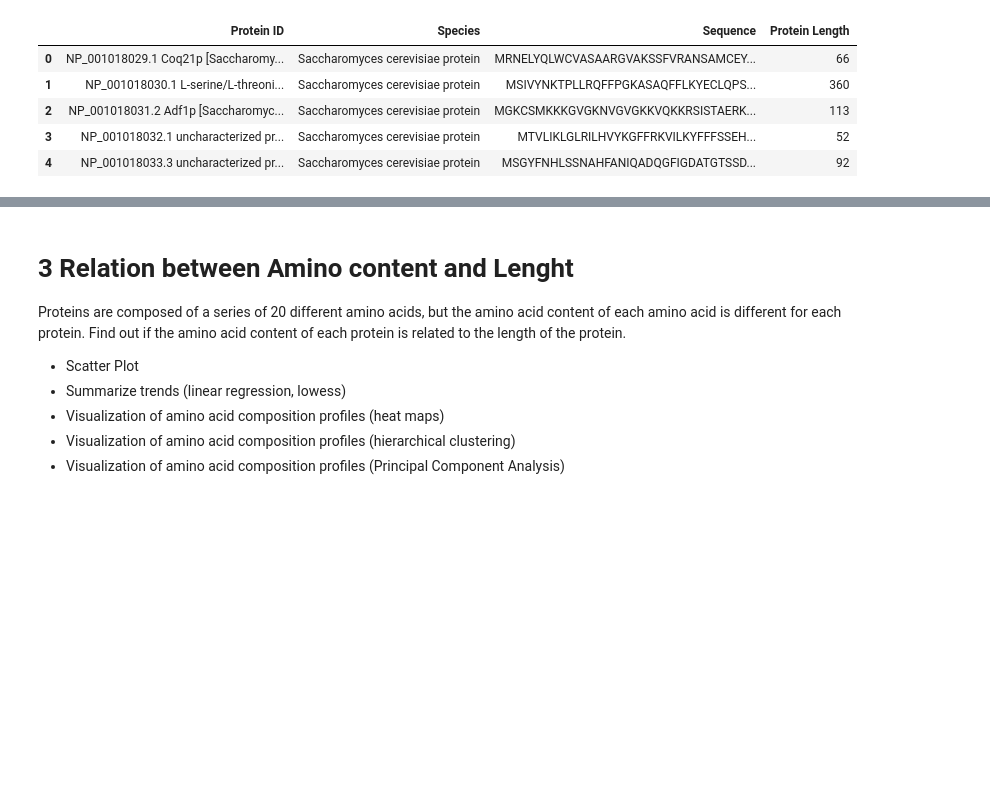
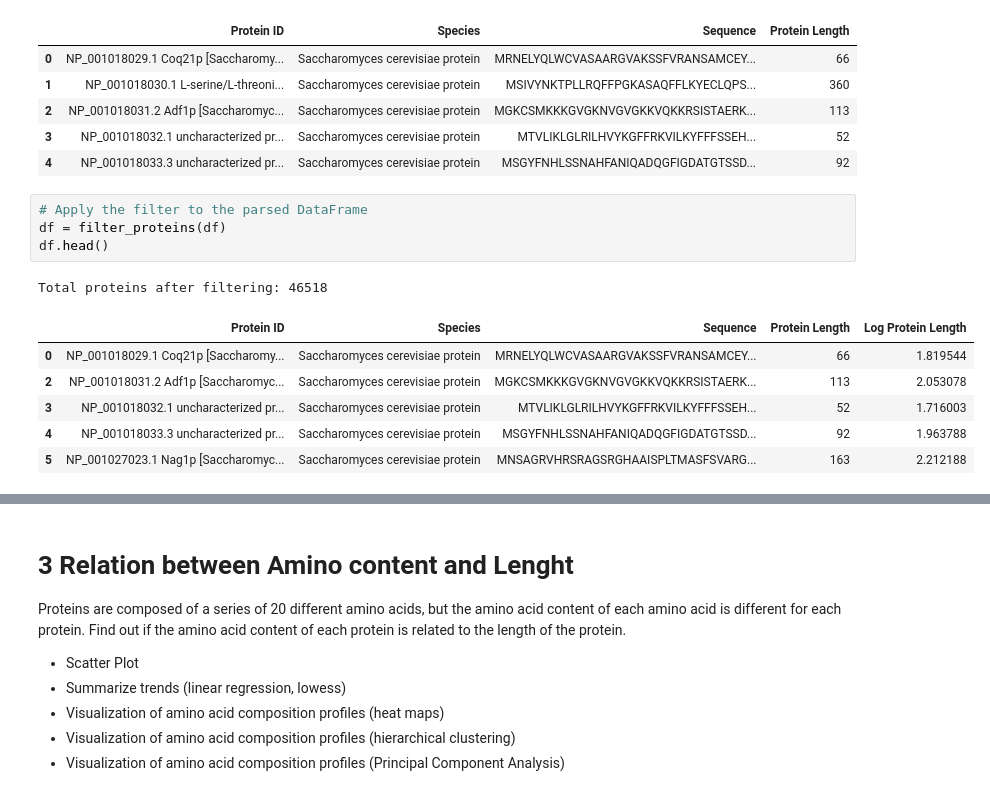
Before and after one commit to jarondlk/info-bio-exercise, a Jupyter notebook: task_1.ipynb, the cells around one changed output, grey strips where cells are left out. Drawn from its saved outputs; the diff is of its cells as text; blank space fills up the shorter version.

```diff
--- a/task_1.ipynb
+++ b/task_1.ipynb
@@ -86,6 +112,18 @@ Total sequences parsed: 365746
 | 2 | NP_001018031.2 Adf1p [Saccharomyc... | Saccharomyces cerevisiae protein | MGKCSMKKKGVGKNVGVGKKVQKKRSISTAERK... | 113 |
 | 3 | NP_001018032.1 uncharacterized pr... | Saccharomyces cerevisiae protein | MTVLIKLGLRILHVYKGFFRKVILKYFFFSSEH... | 52 |
 | 4 | NP_001018033.3 uncharacterized pr... | Saccharomyces cerevisiae protein | MSGYFNHLSSNAHFANIQADQGFIGDATGTSSD... | 92 |
+# %%
+# Apply the filter to the parsed DataFrame
+df = filter_proteins(df)
+df.head()
+# %% [output]
+Total proteins after filtering: 46518
+|  | Protein ID | Species | Sequence | Protein Length | Log Protein Length |
+| 0 | NP_001018029.1 Coq21p [Saccharomy... | Saccharomyces cerevisiae protein | MRNELYQLWCVASAARGVAKSSFVRANSAMCEY... | 66 | 1.819544 |
+| 2 | NP_001018031.2 Adf1p [Saccharomyc... | Saccharomyces cerevisiae protein | MGKCSMKKKGVGKNVGVGKKVQKKRSISTAERK... | 113 | 2.053078 |
+| 3 | NP_001018032.1 uncharacterized pr... | Saccharomyces cerevisiae protein | MTVLIKLGLRILHVYKGFFRKVILKYFFFSSEH... | 52 | 1.716003 |
+| 4 | NP_001018033.3 uncharacterized pr... | Saccharomyces cerevisiae protein | MSGYFNHLSSNAHFANIQADQGFIGDATGTSSD... | 92 | 1.963788 |
+| 5 | NP_001027023.1 Nag1p [Saccharomyc... | Saccharomyces cerevisiae protein | MNSAGRVHRSRAGSRGHAAISPLTMASFSVARG... | 163 | 2.212188 |
 # %%
 # Set Seaborn style and palette
 sns.set(style='whitegrid', palette='Set2')
```
Also changed, not shown: parts of 6 cells of this notebook.
